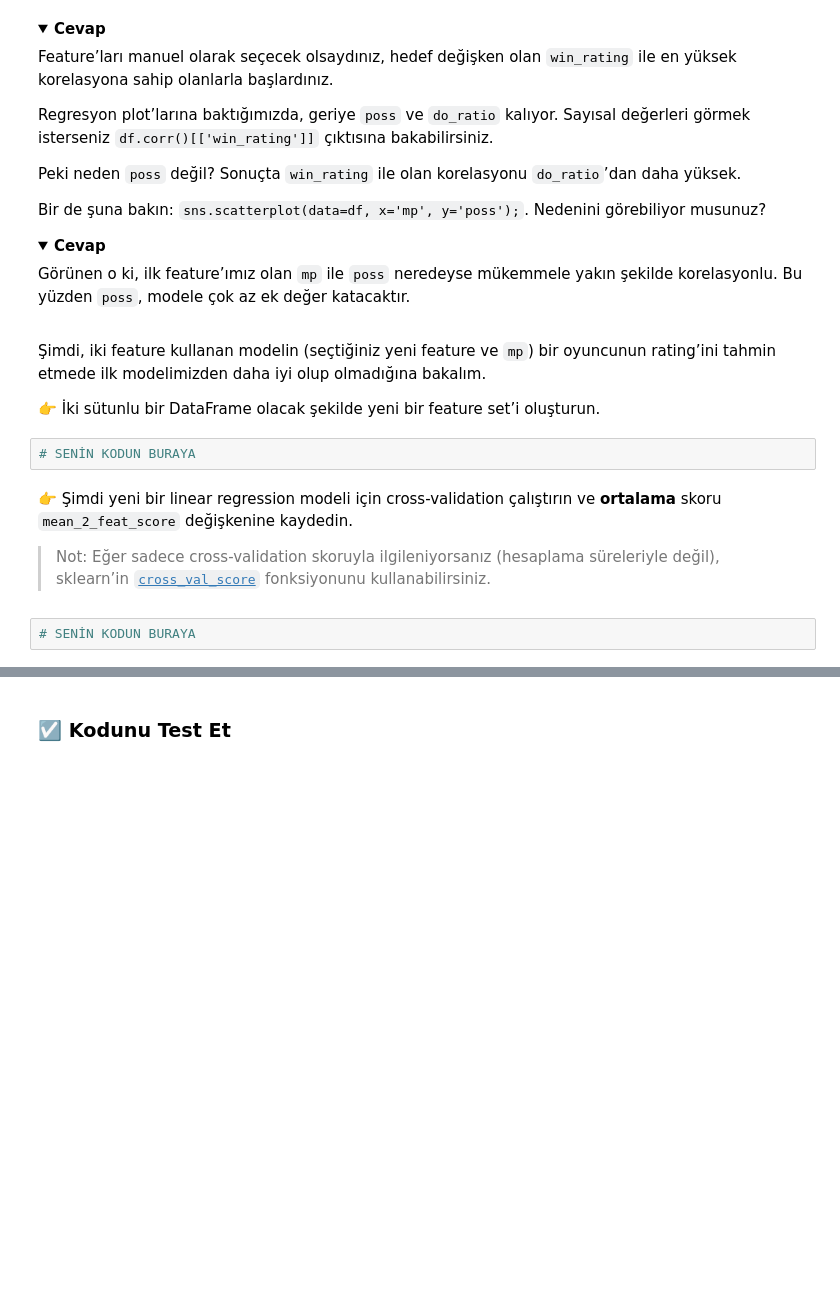
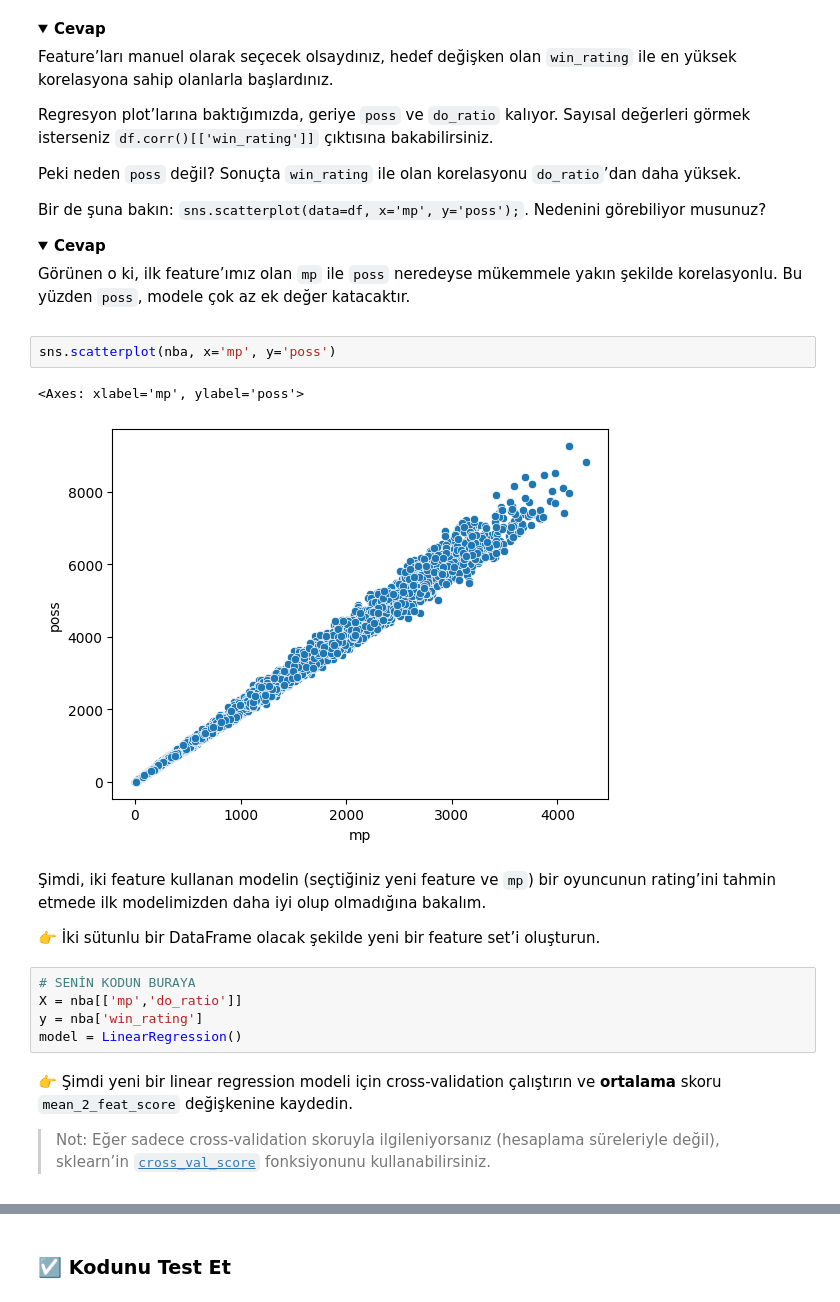
Before and after one commit to elifcubukcu18/S16D1-S-data-linear-regression, a Jupyter notebook: Linear_Regression.ipynb, the cells around one changed output, grey strips where cells are left out. Saved outputs shown, nothing was run; the diff lists cells and outputs as text; folded sections open; blank space fills up the shorter version.

```diff
--- a/Linear_Regression.ipynb
+++ b/Linear_Regression.ipynb
@@ -324,15 +347,21 @@ plt.show()
   </details>
 
 </details>
+# %%
+sns.scatterplot(nba, x='mp', y='poss')
+# %% [output]
+<Axes: xlabel='mp', ylabel='poss'>
+[figure, added]
 # %% [markdown]
 Şimdi, iki feature kullanan modelin (seçtiğiniz yeni feature ve `mp`) bir oyuncunun rating’ini tahmin etmede ilk modelimizden daha iyi olup olmadığına bakalım.
 
 👉 İki sütunlu bir DataFrame olacak şekilde yeni bir feature set’i oluşturun.
 # %%
 # SENİN KODUN BURAYA
+X = nba[['mp','do_ratio']]
+y = nba['win_rating']
+model = LinearRegression()
 # %% [markdown]
 👉 Şimdi yeni bir linear regression modeli için cross-validation çalıştırın ve **ortalama** skoru `mean_2_feat_score` değişkenine kaydedin.
 
 > Not: Eğer sadece cross-validation skoruyla ilgileniyorsanız (hesaplama süreleriyle değil), sklearn’in [`cross_val_score`](https://scikit-learn.org/stable/modules/generated/sklearn.model_selection.cross_val_score.html) fonksiyonunu kullanabilirsiniz.
-# %%
-# SENİN KODUN BURAYA
```
Also changed, not shown: parts of 6 cells of this notebook.
